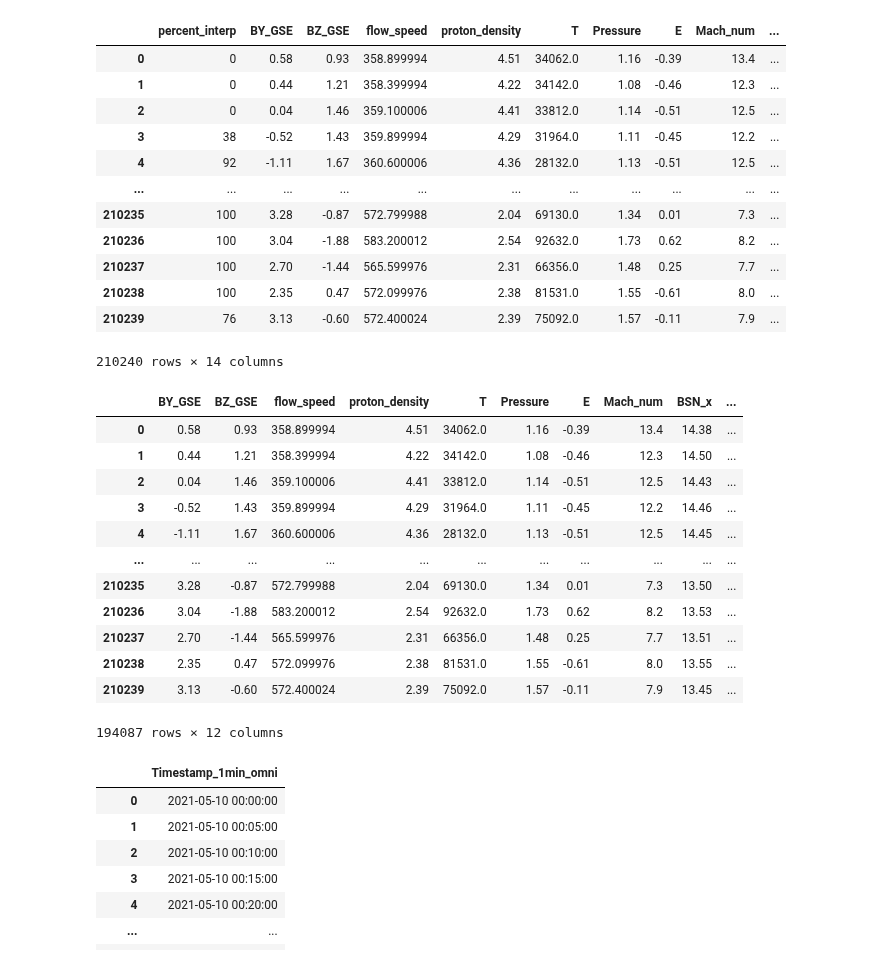
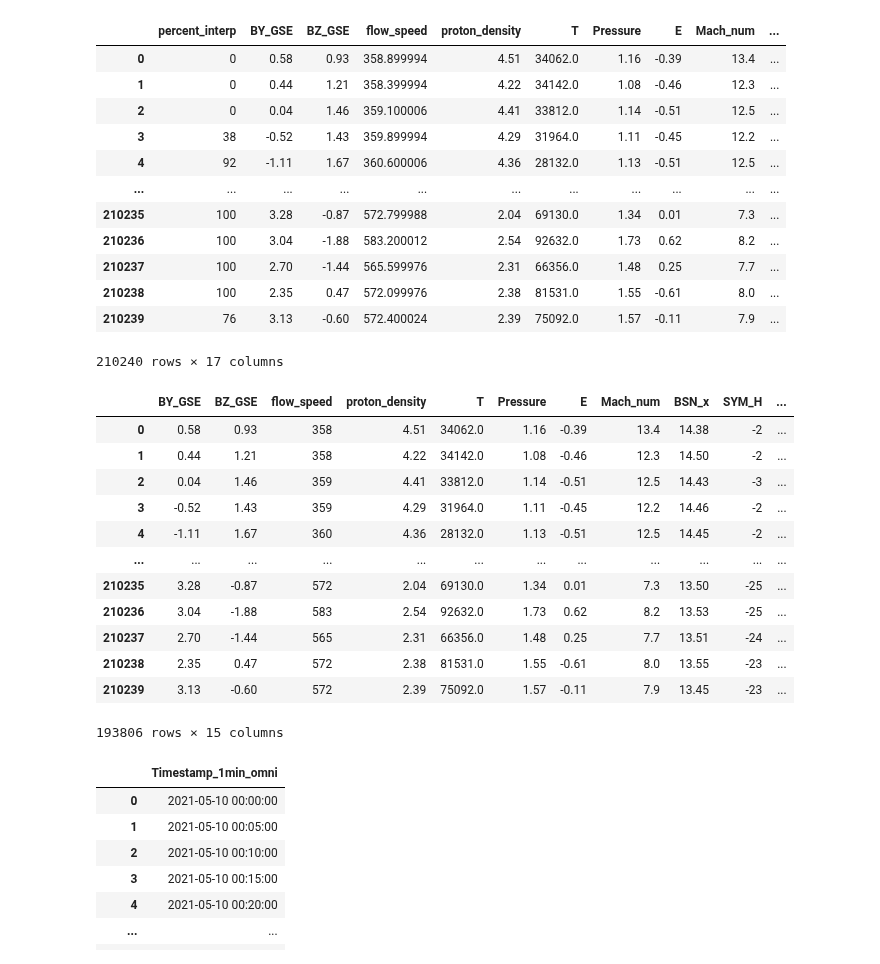
Before and after one commit to reddy-sachin/REPPU-ESN2, a Jupyter notebook: SR_ML/get_omni.ipynb, the cells around one changed output. Cells and saved outputs as stored; diff of their text form; code cells hidden in the pictures.

```diff
--- a/SR_ML/get_omni.ipynb
+++ b/SR_ML/get_omni.ipynb
@@ -40,13 +42,27 @@ def extract_omni_1min(data, params):
 
     df = extract_data(data, params)
     df['Timestamp_1min_omni'] = df.index
-    df['Timestamp_1hr_omni'] = pd.to_datetime(df['Timestamp_1min_omni'], errors='coerce').dt.floor('5h')
+    df['Timestamp_1hr_omni'] = pd.to_datetime(df['Timestamp_1min_omni'], errors='coerce').dt.floor('1h')
     df = df.reset_index(drop=True)
 
     return df
+# %%
+def extract_omni_1hr(params, data):
+
+    df = extract_data(data, params)
+
+    df['Timestamp_1hr_omni'] = df.index
+    df['Timestamp_1hr_omni'] = pd.to_datetime(df['Timestamp_1hr_omni'], errors='coerce').dt.floor('1h')
+
+    df = df.reset_index(drop=True)
+
+    return df
 # %%
 omni_1min = "OMNI_HRO_5MIN"
-omni_1min_params = 'percent_interp,BY_GSE,BZ_GSE,flow_speed,proton_density,T,Pressure,E,Mach_num,BSN_x,BSN_y,BSN_z'
+omni_1min_params = 'percent_interp,BY_GSE,BZ_GSE,flow_speed,proton_density,T,Pressure,E,Mach_num,BSN_x,BSN_y,BSN_z,SYM_H'
+
+omni_1hr = "OMNI2_H0_MRG1HR"
+omni_1hr_params = 'F10_INDEX1800,KP1800'
 
 #Pressure = flow pressure in nPa
 
@@ -64,15 +80,20 @@ for year in years:
         end_time = f'{year}-{month:02d}-{num_days:02d}T23:59:59Z'
 
         #download the data then clean it
-        omni_1min_data = fetch_omni_1min_data(omni_1min_params, omni_1min, start_time, end_time)
+        omni_1min_data = fetch_omni_data(omni_1min_params, omni_1min, start_time, end_time)
         omni_1min_df = extract_omni_1min(omni_1min_data, omni_1min_params)
 
-        months.append(omni_1min_df)
+        omni_1hr_data = fetch_omni_data(omni_1hr_params,omni_1hr, start_time, end_time)
+        omni_1hr_df = extract_omni_1hr(omni_1hr_params, omni_1hr_data)
+
+        df = pd.merge(omni_1min_df, omni_1hr_df, on='Timestamp_1hr_omni', how='left')
+        df = df.rename(columns={'F10_INDEX1800':'F10.7', 'KP1800':'Kp'})
+        months.append(df)
 
 months_df = pd.concat(months)
 months_df = months_df.reset_index(drop=True)
 
-export_path = f'/Users/sr2/OneDrive - University College London/PhD/Experiences/Postdocs/JSPS/Research/Analysis/Apr-24/data/omni/'
+export_path = f'/Users/sr2/My Drive/Career/Employment/Current/JSPS/Research/Analysis/Apr-24/data/omni/'
 df_name = f'omni_hro_5min_2021-2022'
 export_filename = export_path + df_name +'.csv'
 months_df.to_csv(export_filename, index=False, header=True)
@@ -80,5 +115,5 @@ months_df
 # %%
-import_path=r'/Users/sr2/OneDrive - University College London/PhD/Experiences/Postdocs/JSPS/Research/Analysis/Apr-24/data/omni/omni_hro_5min_2021-2022.csv'
+import_path=r'/Users/sr2/My Drive/Career/Employment/Current/JSPS/Research/Analysis/Apr-24/data/omni/omni_hro_5min_2021-2022.csv'
 omni_df = pd.read_csv(import_path)
 omni_df
 # %% [output]
@@ -94,7 +129,7 @@ omni_df
 | 210237 | 100 | 2.70 | -1.44 | 565.599976 | 2.31 | 66356.0 | 1.48 | 0.25 | 7.7 | ... |
 | 210238 | 100 | 2.35 | 0.47 | 572.099976 | 2.38 | 81531.0 | 1.55 | -0.61 | 8.0 | ... |
 | 210239 | 76 | 3.13 | -0.60 | 572.400024 | 2.39 | 75092.0 | 1.57 | -0.11 | 7.9 | ... |
-210240 rows × 14 columns
+210240 rows × 17 columns
 # %%
 def clean_omni(df):
     df = df.copy()
@@ -107,46 +142,53 @@ def clean_omni(df):
     df = df[df['proton_density'] < 150]
     df = df[df['T'] < 1e6]
     df = df[df['Pressure'] < 100]
     df = df[df['E'] < 100]
     df = df[df['Mach_num'] < 100]
+    df = df[df['SYM_H'].between(-1000,100)]
+    df = df[df['F10.7'] < 400]
+    df = df[df['Kp'] < 100]
+    df['Kp'] = df['Kp'] / 10
+
+    #change data types
+    df[['F10.7','flow_speed']] = df[['F10.7','flow_speed']].astype(int)
 
     #new features
     df['Timestamp_1min_omni'] = pd.to_datetime(df['Timestamp_1min_omni'])
     df['doy'] = df['Timestamp_1min_omni'].dt.dayofyear
 
     def calculate_tilt_angle(row):
         t0 = datetime.datetime(1970, 1, 1)
         t1 = row['Timestamp_1min_omni']
         tdiff = (t1 - t0).total_seconds()
         tilt_angle = geopack.recalc(tdiff) # Calculate dipole tilt angle
 
         return tilt_angle
 
     df['tilt_angle'] = df.apply(calculate_tilt_angle, axis=1)
 
     #interpolate missing values
     df = df.interpolate()
     df = df.drop(columns=['percent_interp','Timestamp_1hr_omni','BSN_y','BSN_z'])
 
 
     return df
 
 omni_df = clean_omni(omni_df)
 omni_df
 # %% [output]
-|  | BY_GSE | BZ_GSE | flow_speed | proton_density | T | Pressure | E | Mach_num | BSN_x | ... |
-| 0 | 0.58 | 0.93 | 358.899994 | 4.51 | 34062.0 | 1.16 | -0.39 | 13.4 | 14.38 | ... |
-| 1 | 0.44 | 1.21 | 358.399994 | 4.22 | 34142.0 | 1.08 | -0.46 | 12.3 | 14.50 | ... |
-| 2 | 0.04 | 1.46 | 359.100006 | 4.41 | 33812.0 | 1.14 | -0.51 | 12.5 | 14.43 | ... |
-| 3 | -0.52 | 1.43 | 359.899994 | 4.29 | 31964.0 | 1.11 | -0.45 | 12.2 | 14.46 | ... |
-| 4 | -1.11 | 1.67 | 360.600006 | 4.36 | 28132.0 | 1.13 | -0.51 | 12.5 | 14.45 | ... |
-| ... | ... | ... | ... | ... | ... | ... | ... | ... | ... | ... |
-| 210235 | 3.28 | -0.87 | 572.799988 | 2.04 | 69130.0 | 1.34 | 0.01 | 7.3 | 13.50 | ... |
-| 210236 | 3.04 | -1.88 | 583.200012 | 2.54 | 92632.0 | 1.73 | 0.62 | 8.2 | 13.53 | ... |
-| 210237 | 2.70 | -1.44 | 565.599976 | 2.31 | 66356.0 | 1.48 | 0.25 | 7.7 | 13.51 | ... |
-| 210238 | 2.35 | 0.47 | 572.099976 | 2.38 | 81531.0 | 1.55 | -0.61 | 8.0 | 13.55 | ... |
-| 210239 | 3.13 | -0.60 | 572.400024 | 2.39 | 75092.0 | 1.57 | -0.11 | 7.9 | 13.45 | ... |
+|  | BY_GSE | BZ_GSE | flow_speed | proton_density | T | Pressure | E | Mach_num | BSN_x | SYM_H | ... |
+| 0 | 0.58 | 0.93 | 358 | 4.51 | 34062.0 | 1.16 | -0.39 | 13.4 | 14.38 | -2 | ... |
+| 1 | 0.44 | 1.21 | 358 | 4.22 | 34142.0 | 1.08 | -0.46 | 12.3 | 14.50 | -2 | ... |
+| 2 | 0.04 | 1.46 | 359 | 4.41 | 33812.0 | 1.14 | -0.51 | 12.5 | 14.43 | -3 | ... |
+| 3 | -0.52 | 1.43 | 359 | 4.29 | 31964.0 | 1.11 | -0.45 | 12.2 | 14.46 | -2 | ... |
+| 4 | -1.11 | 1.67 | 360 | 4.36 | 28132.0 | 1.13 | -0.51 | 12.5 | 14.45 | -2 | ... |
+| ... | ... | ... | ... | ... | ... | ... | ... | ... | ... | ... | ... |
+| 210235 | 3.28 | -0.87 | 572 | 2.04 | 69130.0 | 1.34 | 0.01 | 7.3 | 13.50 | -25 | ... |
+| 210236 | 3.04 | -1.88 | 583 | 2.54 | 92632.0 | 1.73 | 0.62 | 8.2 | 13.53 | -25 | ... |
+| 210237 | 2.70 | -1.44 | 565 | 2.31 | 66356.0 | 1.48 | 0.25 | 7.7 | 13.51 | -24 | ... |
+| 210238 | 2.35 | 0.47 | 572 | 2.38 | 81531.0 | 1.55 | -0.61 | 8.0 | 13.55 | -23 | ... |
+| 210239 | 3.13 | -0.60 | 572 | 2.39 | 75092.0 | 1.57 | -0.11 | 7.9 | 13.45 | -23 | ... |
-194087 rows × 12 columns
+193806 rows × 15 columns
 # %%
 #Read MHD dates and expand-out the date ranges
 mhd_data = pd.read_csv('mhd_dates.csv')
```
Also changed, not shown: parts of 6 cells of this notebook, 3 other files.
